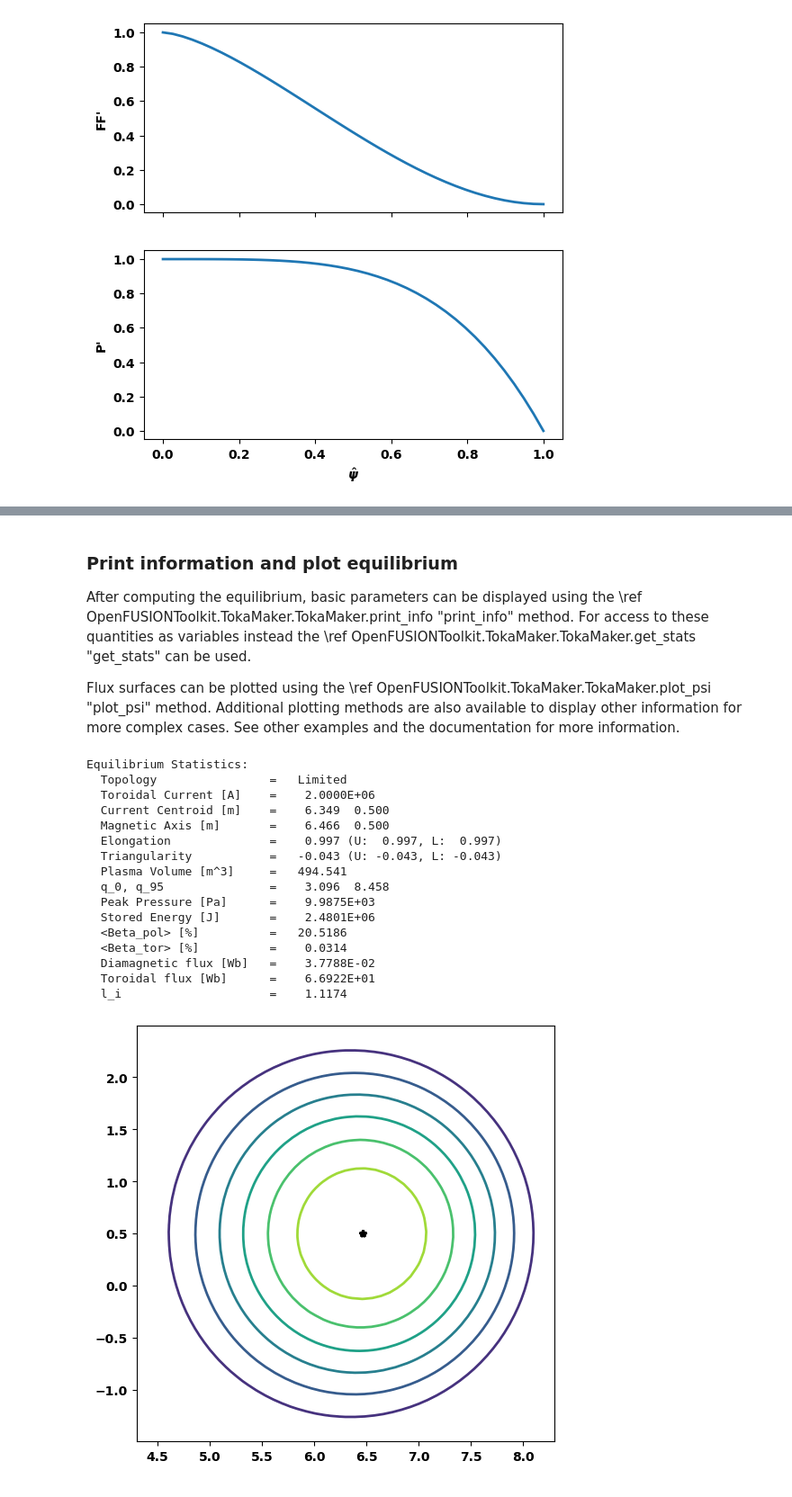
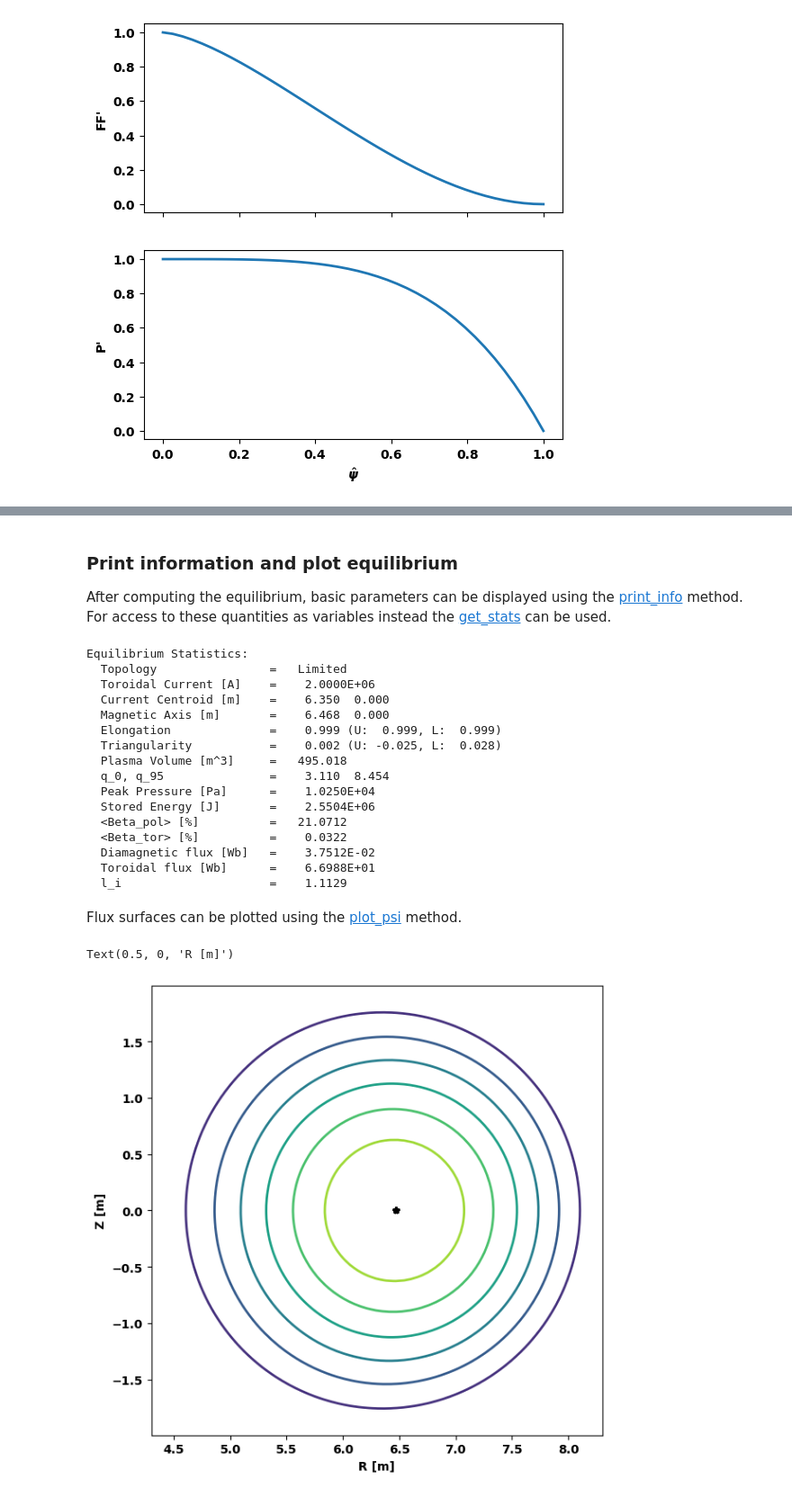
Before and after one commit to OpenFUSIONToolkit/OpenFUSIONToolkit-Tutorials, a Jupyter notebook: PPPL_SULI-2024/ex1-fixed_boundary.ipynb, the cells around one changed output, grey strips where cells are left out. Shown: that part at 90% size. Cells and saved outputs as stored; diff of their text form; code cells hidden in the pictures.

Commit message:
Further updates to example 1

```diff
--- a/PPPL_SULI-2024/ex1-fixed_boundary.ipynb
+++ b/PPPL_SULI-2024/ex1-fixed_boundary.ipynb
@@ -255,28 +265,32 @@ Starting non-linear GS solver
 # %% [markdown]
 ### Print information and plot equilibrium
-After computing the equilibrium, basic parameters can be displayed using the \ref OpenFUSIONToolkit.TokaMaker.TokaMaker.print_info "print_info" method. For access to these quantities as variables instead the \ref OpenFUSIONToolkit.TokaMaker.TokaMaker.get_stats "get_stats" can be used.
-
-Flux surfaces can be plotted using the \ref OpenFUSIONToolkit.TokaMaker.TokaMaker.plot_psi "plot_psi" method. Additional plotting methods are also available to display other information for more complex cases. See other examples and the documentation for more information.
+After computing the equilibrium, basic parameters can be displayed using the [print_info](https://hansec.github.io/OpenFUSIONToolkit/docs/v1.0.0-beta4/classOpenFUSIONToolkit_1_1TokaMaker_1_1__core_1_1TokaMaker.html#a46c8bde43e120175614bb373c18a970c) method. For access to these quantities as variables instead the [get_stats](https://hansec.github.io/OpenFUSIONToolkit/docs/v1.0.0-beta4/classOpenFUSIONToolkit_1_1TokaMaker_1_1__core_1_1TokaMaker.html#a30af13a91045f3a12a6a1f59239cce2b) can be used.
 # %%
 mygs.print_info()
-# Plot flux surfaces
-fig, ax = plt.subplots(1,1)
-mygs.plot_psi(fig,ax)
 # %% [output]
 Equilibrium Statistics:
   Topology                =   Limited
   Toroidal Current [A]    =    2.0000E+06
-  Current Centroid [m]    =    6.349  0.500
-  Magnetic Axis [m]       =    6.466  0.500
-  Elongation              =    0.997 (U:  0.997, L:  0.997)
-  Triangularity           =   -0.043 (U: -0.043, L: -0.043)
-  Plasma Volume [m^3]     =   494.541
-  q_0, q_95               =    3.096  8.458
-  Peak Pressure [Pa]      =    9.9875E+03
-  Stored Energy [J]       =    2.4801E+06
-  <Beta_pol> [%]          =   20.5186
-  <Beta_tor> [%]          =    0.0314
-  Diamagnetic flux [Wb]   =    3.7788E-02
-  Toroidal flux [Wb]      =    6.6922E+01
-  l_i                     =    1.1174
+  Current Centroid [m]    =    6.350  0.000
+  Magnetic Axis [m]       =    6.468  0.000
+  Elongation              =    0.999 (U:  0.999, L:  0.999)
+  Triangularity           =    0.002 (U: -0.025, L:  0.028)
+  Plasma Volume [m^3]     =   495.018
+  q_0, q_95               =    3.110  8.454
+  Peak Pressure [Pa]      =    1.0250E+04
+  Stored Energy [J]       =    2.5504E+06
+  <Beta_pol> [%]          =   21.0712
+  <Beta_tor> [%]          =    0.0322
+  Diamagnetic flux [Wb]   =    3.7512E-02
+  Toroidal flux [Wb]      =    6.6988E+01
+  l_i                     =    1.1129
-[figure, removed]
+# %% [markdown]
+Flux surfaces can be plotted using the [plot_psi](https://hansec.github.io/OpenFUSIONToolkit/docs/v1.0.0-beta4/classOpenFUSIONToolkit_1_1TokaMaker_1_1__core_1_1TokaMaker.html#a61550b8069c6e27d978fac742b620089) method.
+# %%
+fig, ax = plt.subplots(1,1,constrained_layout=True)
+mygs.plot_psi(fig,ax)
+ax.set_ylabel('Z [m]')
+ax.set_xlabel('R [m]')
+# %% [output]
+Text(0.5, 0, 'R [m]')
+[figure, added]
```
Also changed, not shown: parts of 27 cells of this notebook.
